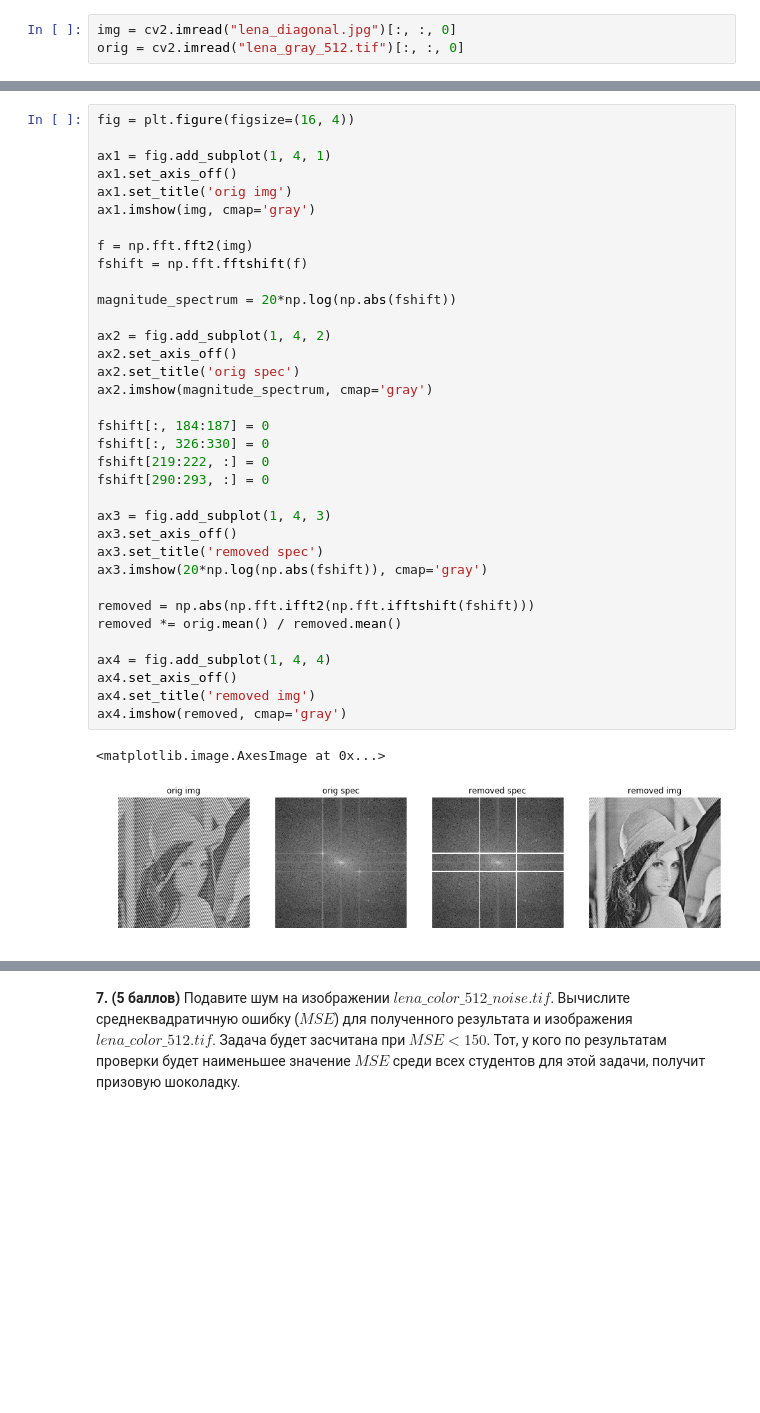
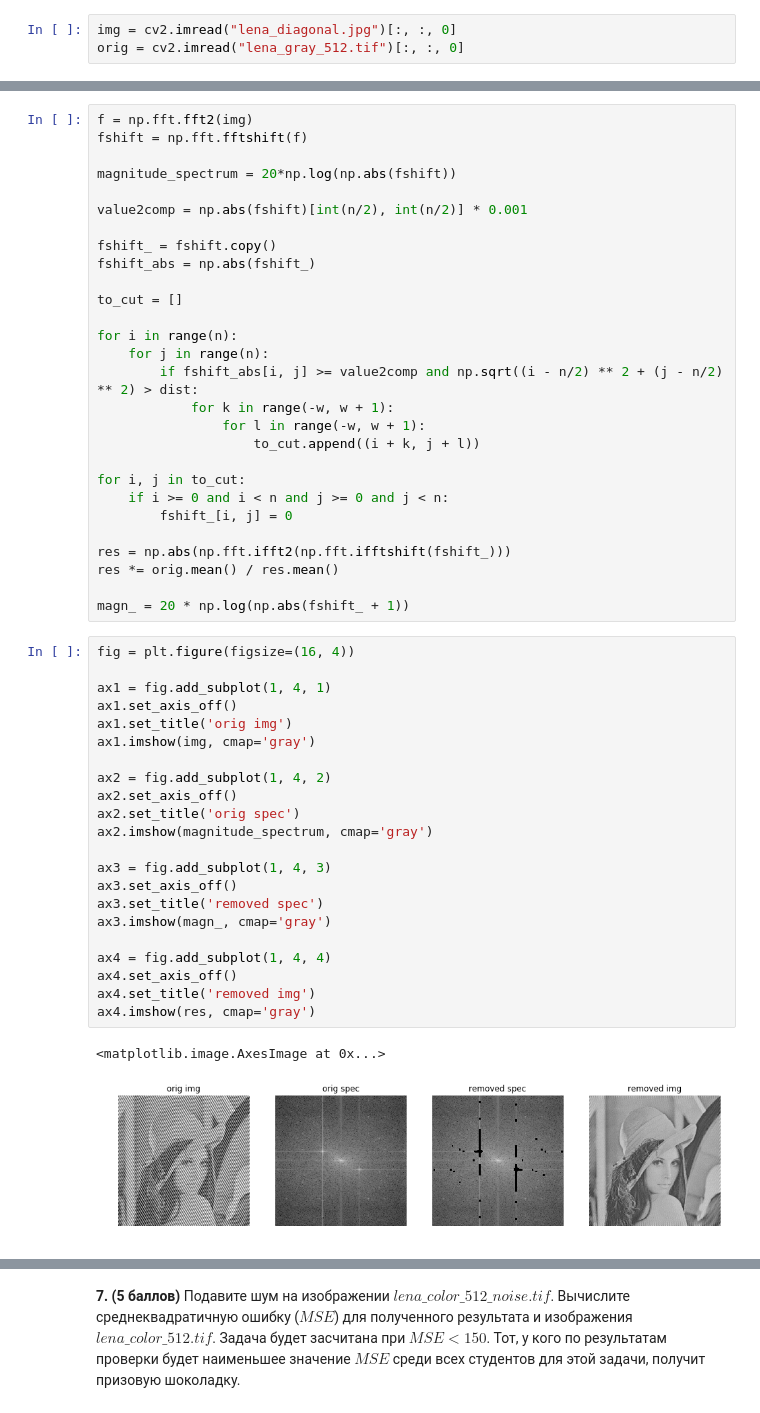
Before and after one commit to avgaydashenko/computer-vision-hw, a Jupyter notebook: hw2/homework2.ipynb, the cells around one changed output, grey strips where cells are left out. Drawn from its saved outputs; the diff is of its cells as text; blank space fills up the shorter version.

```diff
--- a/hw2/homework2.ipynb
+++ b/hw2/homework2.ipynb
@@ -183,38 +178,53 @@ orig = cv2.imread("lena_gray_512.tif")[:, :, 0]
+# %%
+f = np.fft.fft2(img)
+fshift = np.fft.fftshift(f)
+
+magnitude_spectrum = 20*np.log(np.abs(fshift))
+
+value2comp = np.abs(fshift)[int(n/2), int(n/2)] * 0.001
+
+fshift_ = fshift.copy()
+fshift_abs = np.abs(fshift_)
+
+to_cut = []
+
+for i in range(n):
+    for j in range(n):
+        if fshift_abs[i, j] >= value2comp and np.sqrt((i - n/2) ** 2 + (j - n/2) ** 2) > dist:
+            for k in range(-w, w + 1):
+                for l in range(-w, w + 1):
+                    to_cut.append((i + k, j + l))
+
+for i, j in to_cut:
+    if i >= 0 and i < n and j >= 0 and j < n:
+        fshift_[i, j] = 0
+
+res = np.abs(np.fft.ifft2(np.fft.ifftshift(fshift_)))
+res *= orig.mean() / res.mean()
+
+magn_ = 20 * np.log(np.abs(fshift_ + 1))
 # %%
 fig = plt.figure(figsize=(16, 4))
 
 ax1 = fig.add_subplot(1, 4, 1)
 ax1.set_axis_off()
 ax1.set_title('orig img')
 ax1.imshow(img, cmap='gray')
 
-f = np.fft.fft2(img)
-fshift = np.fft.fftshift(f)
-
-magnitude_spectrum = 20*np.log(np.abs(fshift))
-
 ax2 = fig.add_subplot(1, 4, 2)
 ax2.set_axis_off()
 ax2.set_title('orig spec')
 ax2.imshow(magnitude_spectrum, cmap='gray')
 
-fshift[:, 184:187] = 0
-fshift[:, 326:330] = 0
-fshift[219:222, :] = 0
-fshift[290:293, :] = 0
-
 ax3 = fig.add_subplot(1, 4, 3)
 ax3.set_axis_off()
 ax3.set_title('removed spec')
-ax3.imshow(20*np.log(np.abs(fshift)), cmap='gray')
-
-removed = np.abs(np.fft.ifft2(np.fft.ifftshift(fshift)))
-removed *= orig.mean() / removed.mean()
+ax3.imshow(magn_, cmap='gray')
 
 ax4 = fig.add_subplot(1, 4, 4)
 ax4.set_axis_off()
 ax4.set_title('removed img')
-ax4.imshow(removed, cmap='gray')
+ax4.imshow(res, cmap='gray')
 # %% [output]
 <matplotlib.image.AxesImage at 0x...>
-[figure, old version]
+[figure, new version]
```
Also changed, not shown: parts of 7 cells of this notebook, 1 other file.
